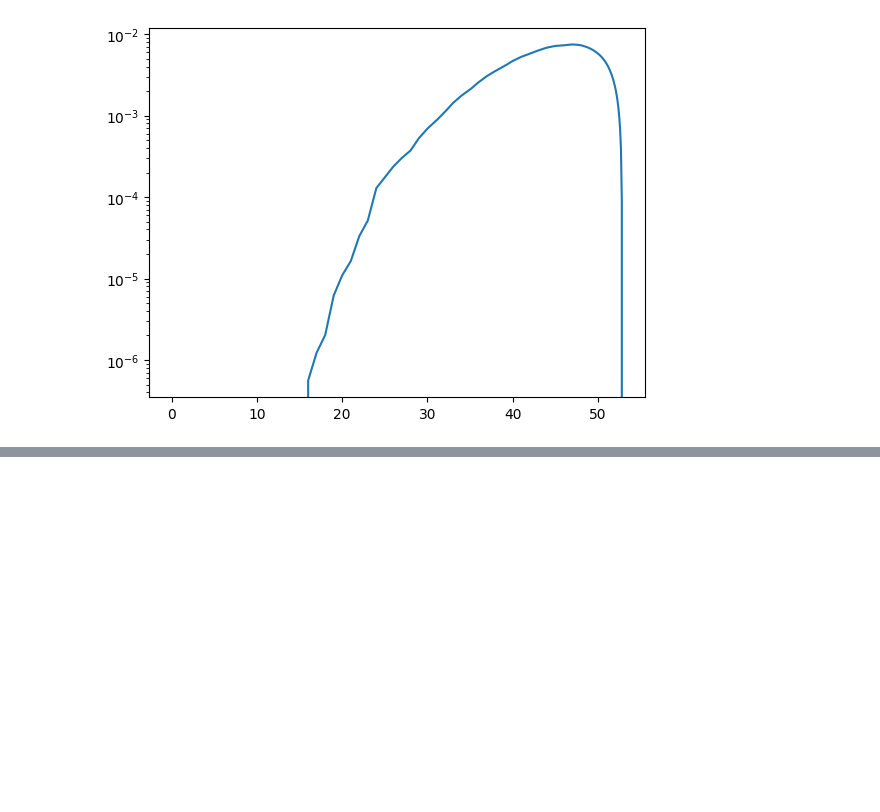
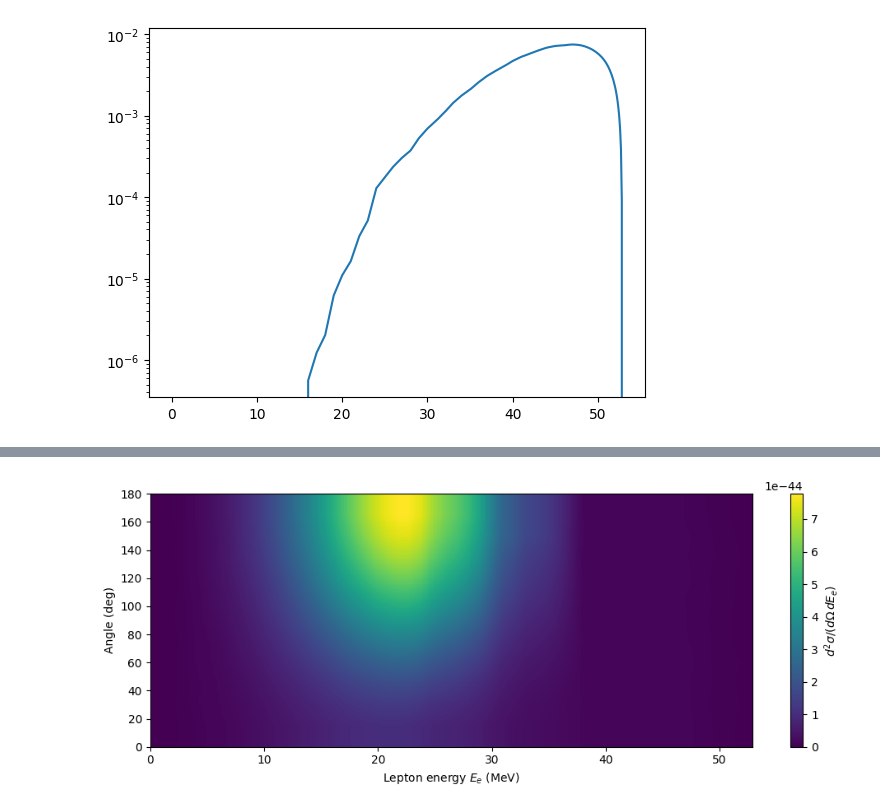
Before and after one commit to schedges/pyNEWTON, a Jupyter notebook: NuOGen.ipynb, the cells around one changed output, grey strips where cells are left out. Saved outputs shown, nothing was run; the diff lists cells and outputs as text; code cells hidden in the pictures; blank space fills up the shorter version.

Commit message:
Added lepton dist

```diff
--- a/NuOGen.ipynb
+++ b/NuOGen.ipynb
@@ -13,6 +13,11 @@ import numpy as np
 import matplotlib.pyplot as plt
 import pandas as pd #Just for printing table of coefficients nicely
 from matplotlib.colors import LogNorm
+from scipy.interpolate import RegularGridInterpolator
+
+#################
+##CONFIGURATION##
+#################
 
 interpolationStep_MeV = 0.1 #Interpolate digitized plots with this precision
 maxEnergy_MeV = 53
@@ -22,8 +27,10 @@ energies_MeV_interp = np.arange(0,maxEnergy_MeV,interpolationStep_MeV)
 total_xs_name = "data/total_xs/Haxton1987_NEWTON.csv"
 
 partial_xs_name = "data/partial_xs/Nakazato2018.csv"
+
+lepton_angle_name = "data/lepton_angle/Haxton1987_muDAR.csv"
+
 outputFormat = "ascii" #root, ascii
-
 nps = 1000
 
 #############
@@ -35,7 +42,7 @@ mass_16F_amu = 16011460.278e-6 #includes 9 electrons
 amu_to_MeV = 931.49432
 me_MeV = 0.51099895069
 m_mu_amu = 113428.9267e-6
-m_mu_MeV = m_mu_amu* amu_to_MeV
+m_mu_MeV = m_mu_amu * amu_to_MeV
 
 #(160 + 8 electrons) + nu_e -> (16F + 8 electrons) + 1 electron
 threshold = (mass_16F_amu-mass_16O_amu)*amu_to_MeV
@@ -423,0 +392,78 @@ for idx in indices:
+# %%
+#Load up lepton angular distributions
+degrees = [15.,30.,45.,60.,75.,90.,105.,120.,135.,150.,165.]
+
+def loadHaxtonCSV(fname):
+  lepton_energies_raw = [[] for _ in degrees]
+  lepton_xs_raw       = [[] for _ in degrees]
+
+  for line in open(lepton_angle_name,"r"):
+    if line.startswith("#"):
+      continue
+    line=line.strip("\n")
+    if not line=="":
+      lineParts = line.split(",")
+
+      for i in range(len(degrees)):
+        lepton_energy_str  = lineParts[2*i]
+        lepton_xs_str =  lineParts[2*i + 1]
+
+        if lepton_energy_str != "":
+          lepton_energies_raw[i].append(float(lepton_energy_str))
+          lepton_xs_raw[i].append(float(lepton_xs_str))
+
+  return lepton_energies_raw,lepton_xs_raw
+
+lepton_energies_raw,lepton_xs_raw = loadHaxtonCSV(lepton_angle_name)
+
+#Use 15 deg dist for 0, 165 deg dist for 180
+degrees.insert(0,0.)
+lepton_energies_raw.insert(0,list(lepton_energies_raw[0]))
+lepton_xs_raw.insert(0,list(lepton_xs_raw[0]))
+degrees.append(180.)
+lepton_energies_raw.append(list(lepton_energies_raw[-1]))
+lepton_xs_raw.append(list(lepton_xs_raw[-1]))
+
+#Interpolate lepton energies
+angles_interp= np.linspace(0,180,180)
+energies_MeV_interp = np.arange(0,maxEnergy_MeV,interpolationStep_MeV)
+lepton_xs_interp = []
+for ideg,deg in enumerate(degrees):
+  lepton_xs_interp.append(np.interp(energies_MeV_interp,lepton_energies_raw[ideg],lepton_xs_raw[ideg],left=0,right=0))
+
+#For interpolator for interpolating angles
+lepton_xs_interp = np.array(lepton_xs_interp)
+grid_interp = RegularGridInterpolator(
+    (np.array(degrees), energies_MeV_interp),
+    lepton_xs_interp,
+    bounds_error=False,
+    fill_value=0.0   # for energy outside range
+)
+
+#Interpolate
+A, E = np.meshgrid(angles_interp, energies_MeV_interp, indexing="ij")
+pts = np.stack([A.ravel(), E.ravel()], axis=-1)
+angular_xs_cm2 = grid_interp(pts, method="linear").reshape(len(angles_interp), len(energies_MeV_interp))
+
+#Plot
+fig, ax = plt.subplots(figsize=(10,4))
+
+im = ax.imshow(
+    angular_xs_cm2,
+    origin="lower",
+    aspect="auto",
+    extent=[energies_MeV_interp[0], energies_MeV_interp[-1],
+            angles_interp[0], angles_interp[-1]],
+    interpolation="None"
+)
+
+ax.set_xlabel("Lepton energy $E_e$ (MeV)")
+ax.set_ylabel("Angle (deg)")
+cb = fig.colorbar(im, ax=ax)
+cb.set_label(r"$d^2\sigma/(d\Omega\, dE_e)$")
+
+fig.tight_layout()
+
+plt.show()
+# %% [output]
+[figure, added]
```
Also changed, not shown: parts of 5 cells of this notebook, 3 other files.
